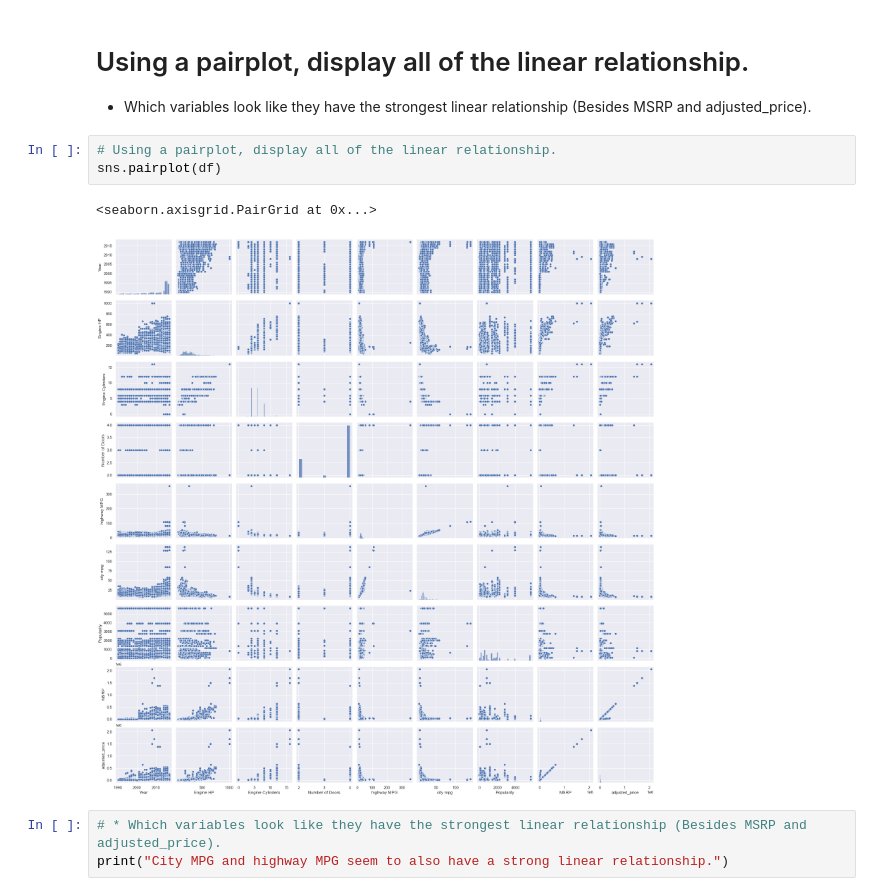
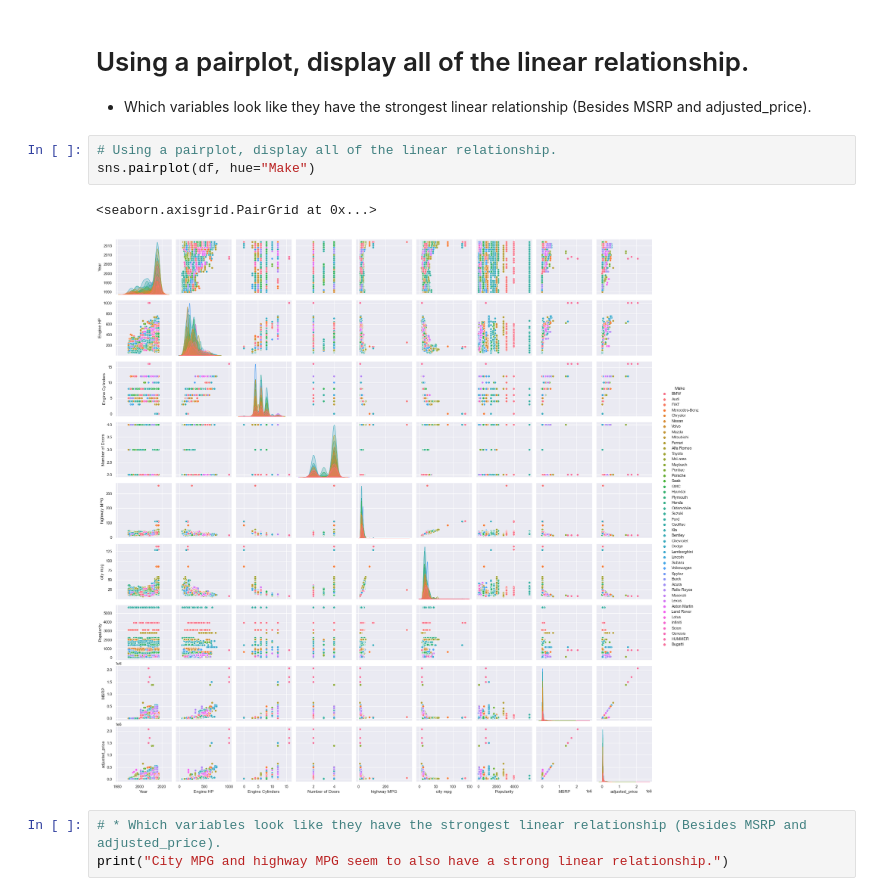
Before and after one commit to hMRZQ21/2022-fall-data-science, a Jupyter notebook: Week-02-EDA/Exercise-EDA.ipynb, the cells around one changed output. Cells and saved outputs as stored; diff of their text form.

```diff
--- a/Week-02-EDA/Exercise-EDA.ipynb
+++ b/Week-02-EDA/Exercise-EDA.ipynb
@@ -310,10 +310,10 @@ When HP increases, MPG decreases, AKA negative correlation
 * Which variables look like they have the strongest linear relationship (Besides MSRP and adjusted_price).
 # %%
 # Using a pairplot, display all of the linear relationship.
-sns.pairplot(df)
+sns.pairplot(df, hue="Make")
 # %% [output]
 <seaborn.axisgrid.PairGrid at 0x...>
-[figure, old version]
+[figure, new version]
 # %%
 # * Which variables look like they have the strongest linear relationship (Besides MSRP and adjusted_price).
 print("City MPG and highway MPG seem to also have a strong linear relationship.")
```
Also changed, not shown: parts of 2 cells of this notebook.
